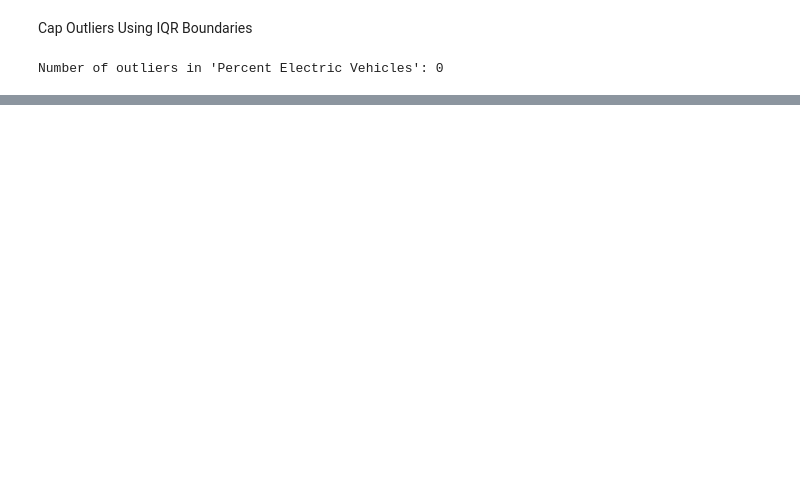
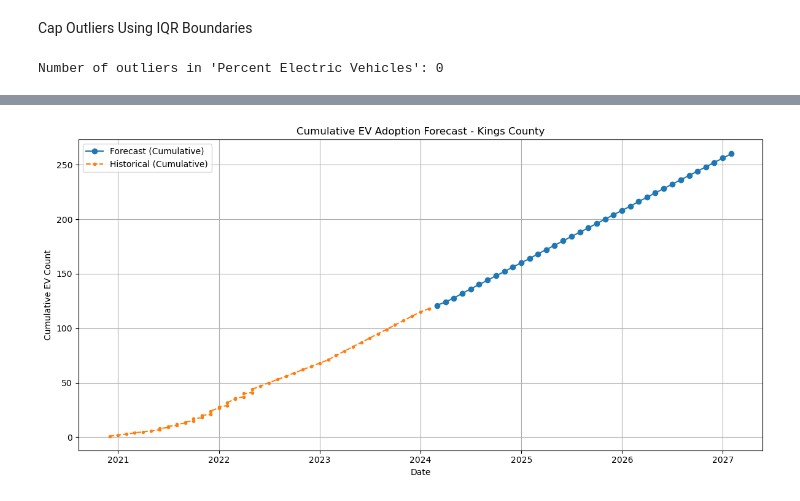
Before and after one commit to Deepanraj-R/EV_Vehicle_Charge_Demand_Prediction, a Jupyter notebook: EV_Adoption_Prediction.ipynb, the cells around one changed output, grey strips where cells are left out. Drawn from its saved outputs; the diff is of its cells as text; code cells hidden in the pictures; blank space fills up the shorter version.

```diff
--- a/EV_Adoption_Prediction.ipynb
+++ b/EV_Adoption_Prediction.ipynb
@@ -155,0 +264,3 @@ Number of outliers in 'Percent Electric Vehicles': 0
+# %%
+# Order records to enable lag calculation
+df = df.sort_values(['County', 'Date'])
@@ -155,0 +566,13 @@ Number of outliers in 'Percent Electric Vehicles': 0
+# %%
+# Define the features and Target related to counties
+featuresX = ['County', 'county_encoded']
+countyX = df[featuresX]
+
+# Print the list of unique counties
+unique_counties = df['County'].dropna().unique()
+print("List of Unique Counties:\n")
+for i, county in enumerate(unique_counties, start=1):
+    print(f"{i}. {county}")
+
+# Print the total number of unique counties
+print(f"\nTotal Number of Unique Counties: {df['County'].nunique()}")
@@ -155,0 +699,22 @@ Number of outliers in 'Percent Electric Vehicles': 0
+# %%
+# Using data to estimate electric vehicle growth for the next 3 years
+combined_df = combined_df.sort_values("Date")
+
+combined_df['Cumulative EVs'] = combined_df['Electric Vehicle (EV) Total'].cumsum()
+
+plt.figure(figsize=(12, 6))
+for src, group in combined_df.groupby('Source'):
+    plt.plot(group['Date'], group['Cumulative EVs'],
+             label=f'{src} (Cumulative)',
+             linestyle='-' if src == 'Forecast' else '--',
+             marker='o' if src == 'Forecast' else '.')
+
+plt.title(f"Cumulative EV Adoption Forecast - {selected_county} County")
+plt.xlabel("Date")
+plt.ylabel("Cumulative EV Count")
+plt.grid(True)
+plt.legend()
+plt.tight_layout()
+plt.show()
+# %% [output]
+[figure, added]
```
Also changed, not shown: parts of 45 cells of this notebook.
